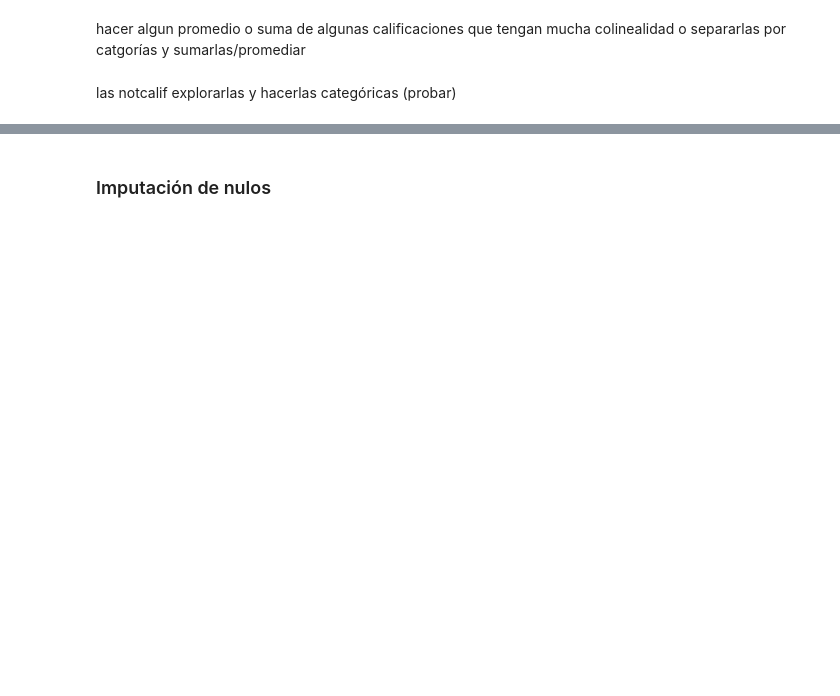
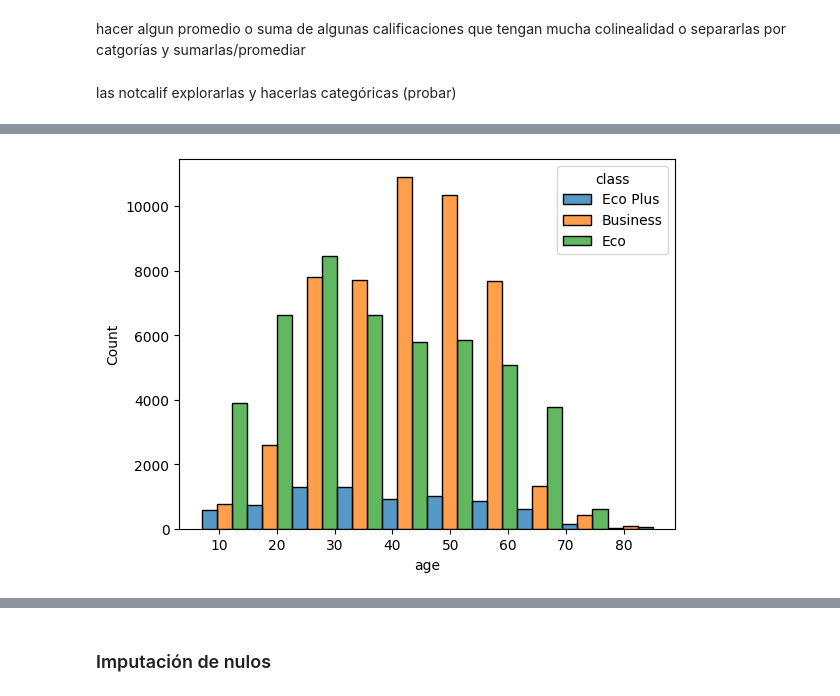
Before and after one commit to AI-School-F5-P2/proyecto_airlines_equipo_2, a Jupyter notebook: airlines.ipynb, the cells around one changed output, grey strips where cells are left out. Cells and saved outputs as stored; diff of their text form; code cells hidden in the pictures; blank space fills up the shorter version.

```diff
--- a/airlines.ipynb
+++ b/airlines.ipynb
@@ -276,0 +330,4 @@ las notcalif explorarlas y hacerlas categóricas (probar)
+# %%
+sns.histplot(data = df, x = 'age', hue = 'class', bins = 10, multiple = 'dodge');
+# %% [output]
+[figure, added]
```
Also changed, not shown: parts of 29 cells of this notebook.
